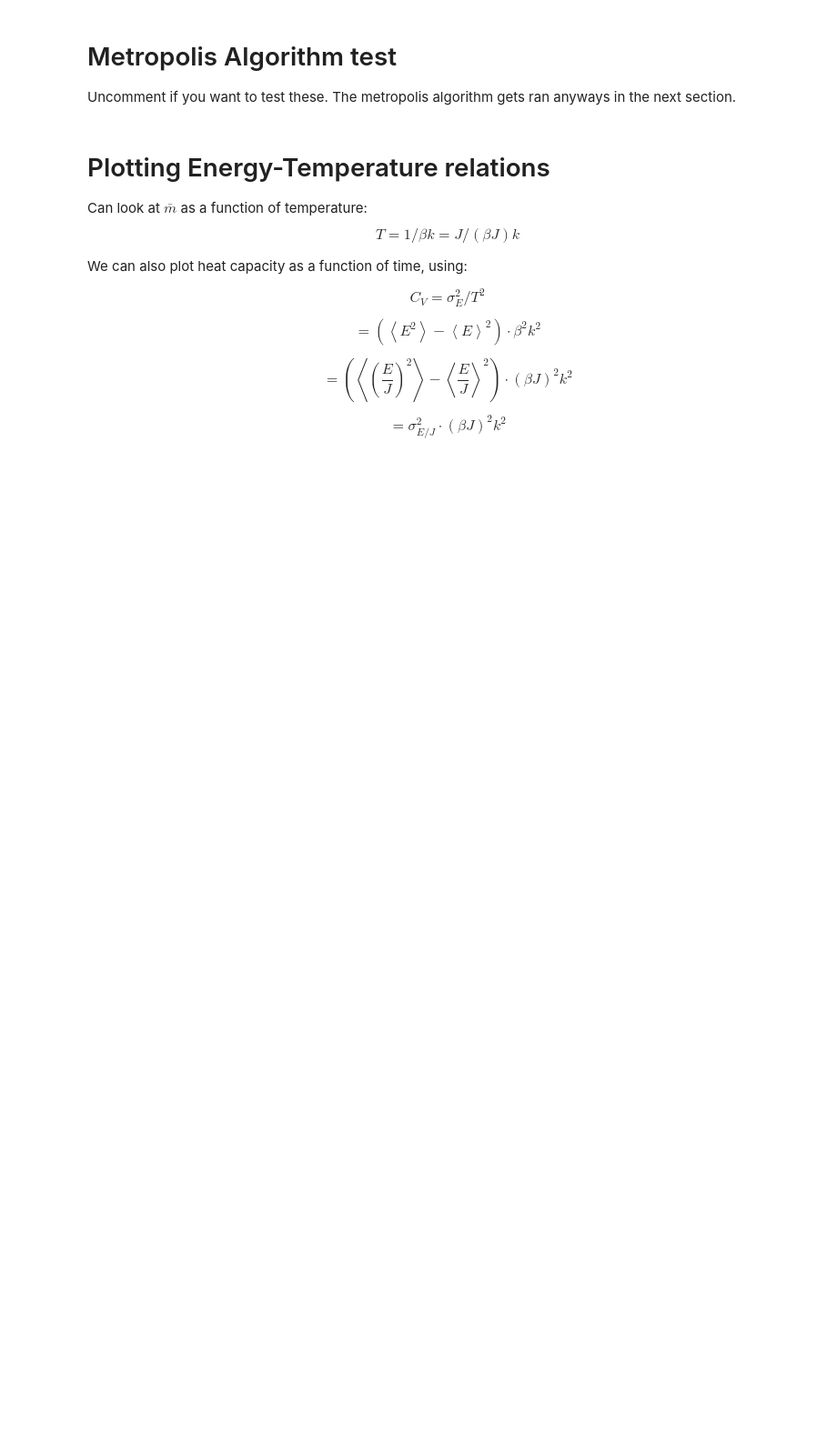
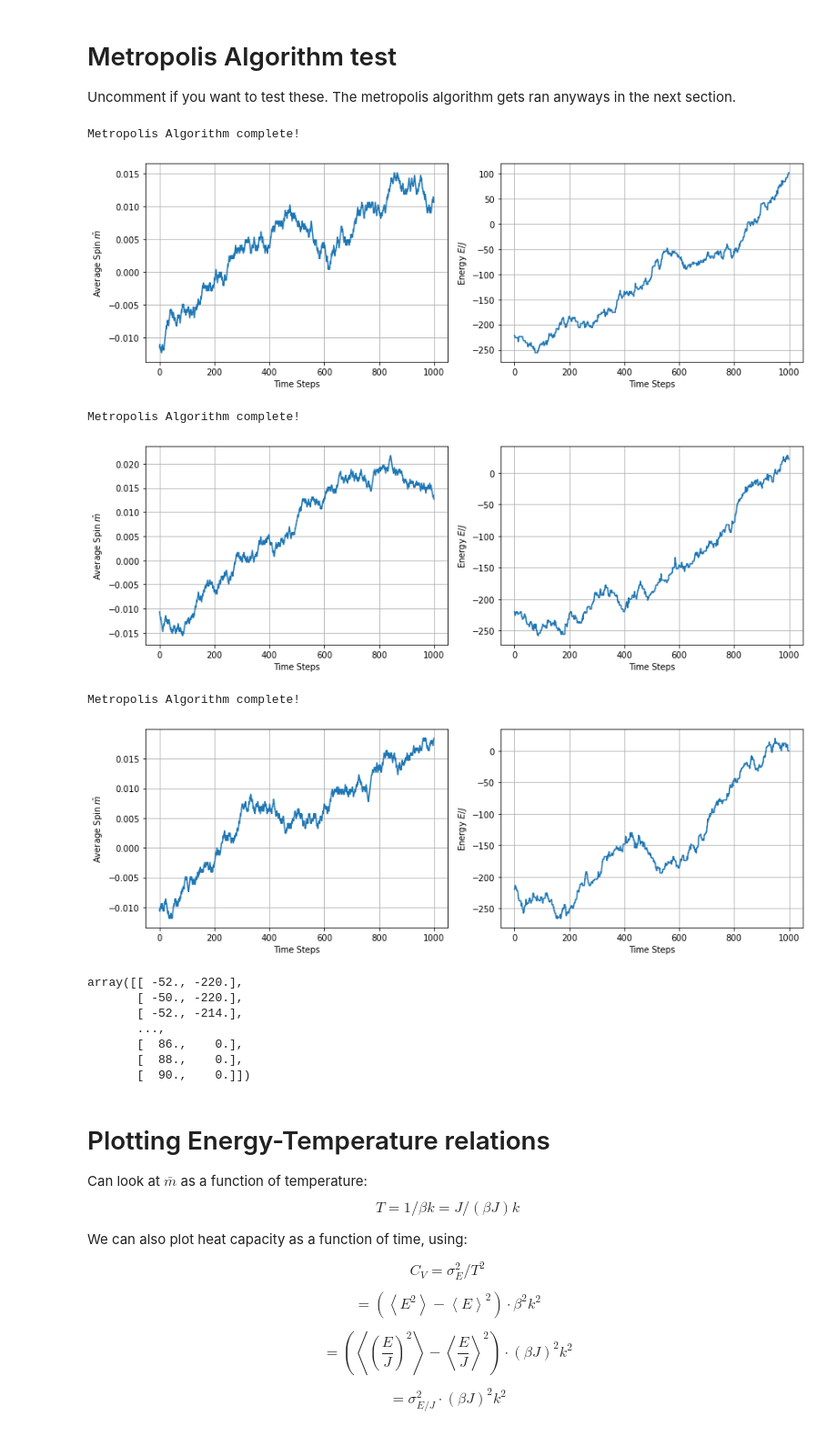
Before and after one commit to ramenspazz/Ising_Model_python, a Jupyter notebook: Project_files/Ising_notebook.ipynb, the cells around one changed output. Shown at 91% size. Drawn from its saved outputs; the diff is of its cells as text; code cells hidden in the pictures; blank space fills up the shorter version.

```diff
--- a/Project_files/Ising_notebook.ipynb
+++ b/Project_files/Ising_notebook.ipynb
@@ -133,3 +115,29 @@ Uncomment if you want to test these. The metropolis algorithm gets ran anyways i
+# %%
+# Uncomment the next 4 lines below if you want, but not
+# really a reason to as the metropolis algorithm gets
+# called anyways from the get_spin_energy function.
+lt_a.metropolis(total_time, BJ, progress=True,
+                save=False, auto_plot=True)
+lt_b.metropolis(total_time, BJ, progress=True,
+                save=False, auto_plot=True)
+lt_c.metropolis(total_time, BJ, progress=True,
+                save=False, auto_plot=True)
+# lt_d.metropolis(total_time, BJ, progress=True,
+#                 save=False, auto_plot=True)
+# %% [output]
+Metropolis Algorithm complete!
+[figure, added]
+Metropolis Algorithm complete!
+[figure, added]
+Metropolis Algorithm complete!
+[figure, added]
+array([[ -52., -220.],
+       [ -50., -220.],
+       [ -52., -214.],
+       ...,
+       [  86.,    0.],
+       [  88.,    0.],
+       [  90.,    0.]])
 # %% [markdown]
 # Plotting Energy-Temperature relations
 Can look at $\bar{m}$ as a function of temperature:
```
Also changed, not shown: parts of 9 cells of this notebook.
